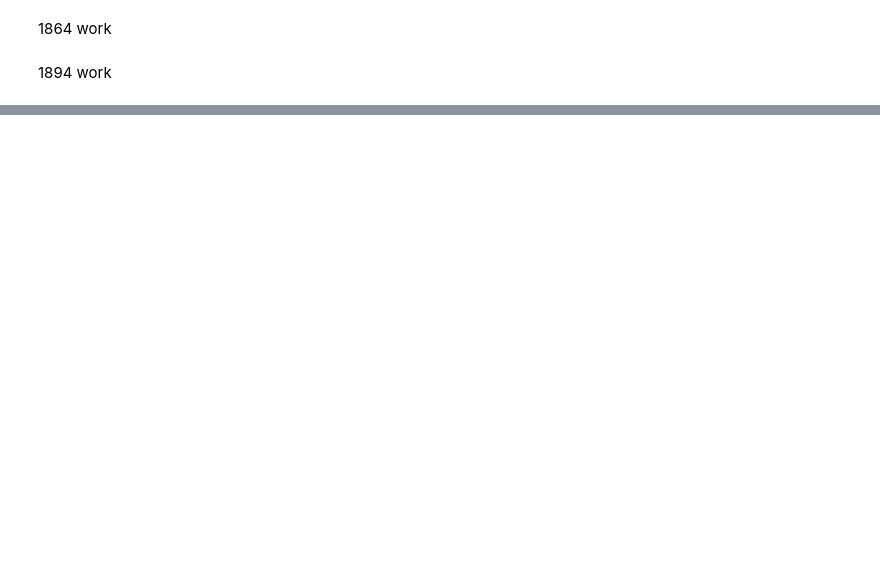
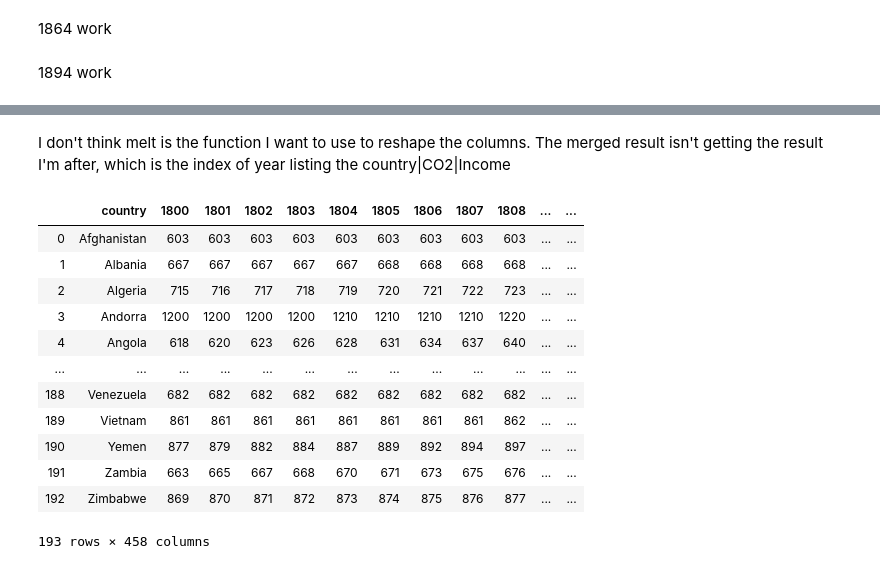
Before and after one commit to VallieTracy/project-one, a Jupyter notebook: Team_Awesome_Project_1.ipynb, the cells around one changed output, grey strips where cells are left out. Drawn from its saved outputs; the diff is of its cells as text; code cells hidden in the pictures; blank space fills up the shorter version.

```diff
--- a/Team_Awesome_Project_1.ipynb
+++ b/Team_Awesome_Project_1.ipynb
@@ -206,0 +231,19 @@ df_unpivotedCO2
+# %% [markdown]
+I don't think melt is the function I want to use to reshape the columns. The merged result isn't getting the result I'm after, which is the index of year listing the country|CO2|Income
+# %%
+df_col = pd.concat([income_df,co2_df], axis=1)
+df_col
+# %% [output]
+|  | country | 1800 | 1801 | 1802 | 1803 | 1804 | 1805 | 1806 | 1807 | 1808 | ... | ... |
+| 0 | Afghanistan | 603 | 603 | 603 | 603 | 603 | 603 | 603 | 603 | 603 | ... | ... |
+| 1 | Albania | 667 | 667 | 667 | 667 | 667 | 668 | 668 | 668 | 668 | ... | ... |
+| 2 | Algeria | 715 | 716 | 717 | 718 | 719 | 720 | 721 | 722 | 723 | ... | ... |
+| 3 | Andorra | 1200 | 1200 | 1200 | 1200 | 1210 | 1210 | 1210 | 1210 | 1220 | ... | ... |
+| 4 | Angola | 618 | 620 | 623 | 626 | 628 | 631 | 634 | 637 | 640 | ... | ... |
+| ... | ... | ... | ... | ... | ... | ... | ... | ... | ... | ... | ... | ... |
+| 188 | Venezuela | 682 | 682 | 682 | 682 | 682 | 682 | 682 | 682 | 682 | ... | ... |
+| 189 | Vietnam | 861 | 861 | 861 | 861 | 861 | 861 | 861 | 861 | 862 | ... | ... |
+| 190 | Yemen | 877 | 879 | 882 | 884 | 887 | 889 | 892 | 894 | 897 | ... | ... |
+| 191 | Zambia | 663 | 665 | 667 | 668 | 670 | 671 | 673 | 675 | 676 | ... | ... |
+| 192 | Zimbabwe | 869 | 870 | 871 | 872 | 873 | 874 | 875 | 876 | 877 | ... | ... |
+193 rows × 458 columns
```
Also changed, not shown: parts of 13 cells of this notebook.
